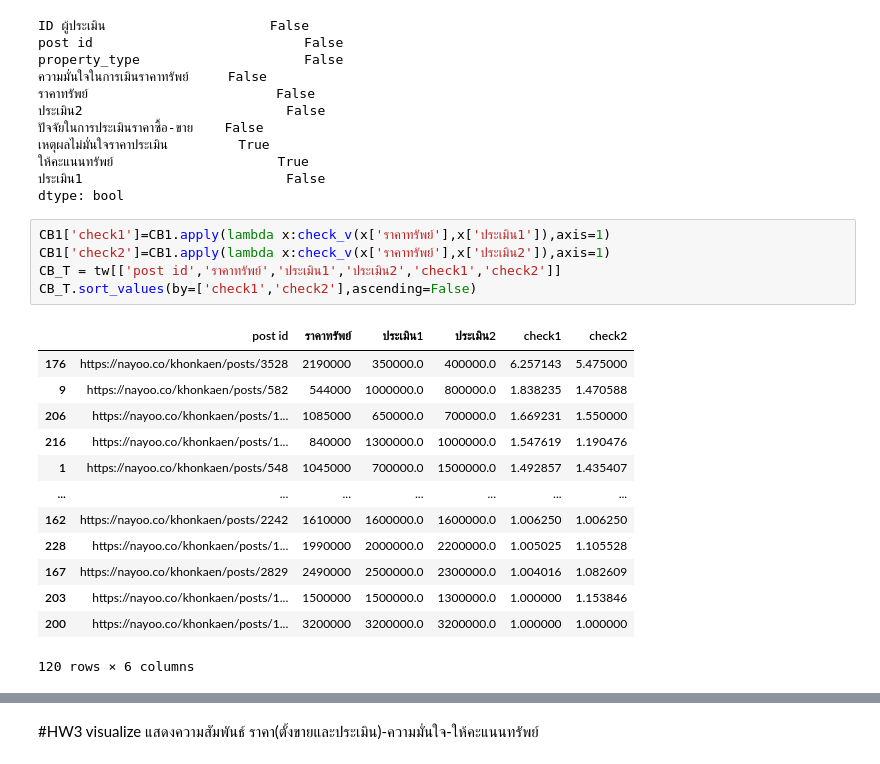
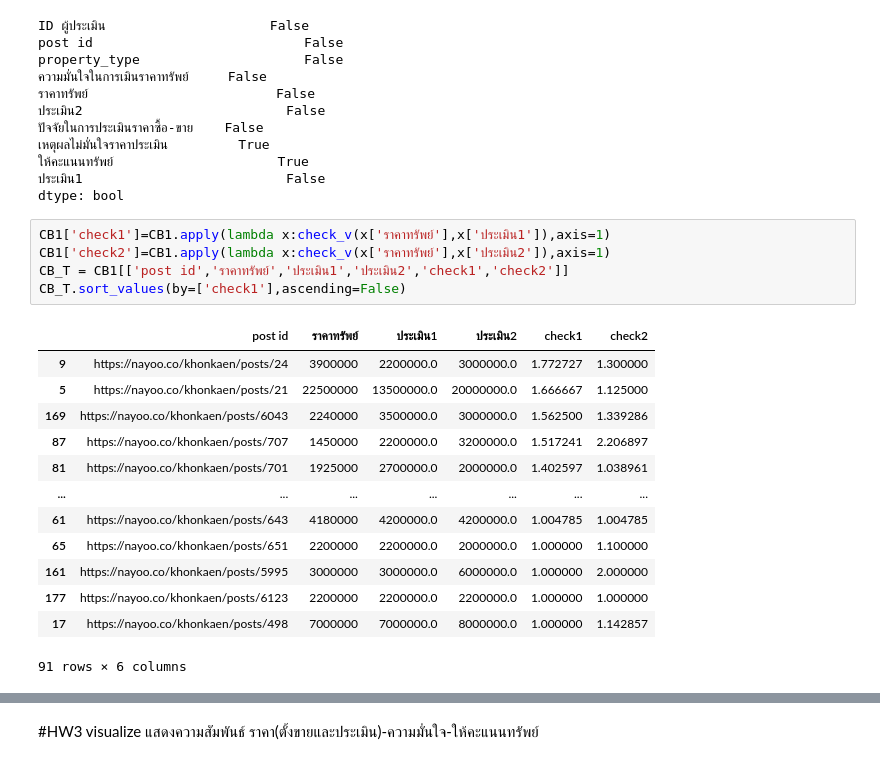
Before and after one commit to Pittawas6330210206/bsc_dpdm22, a Jupyter notebook: HW3.ipynb, the cells around one changed output, grey strips where cells are left out. Drawn from its saved outputs; the diff is of its cells as text.

```diff
--- a/HW3.ipynb
+++ b/HW3.ipynb
@@ -430,19 +478,19 @@ dtype: bool
 # %%
 CB1['check1']=CB1.apply(lambda x:check_v(x['ราคาทรัพย์'],x['ประเมิน1']),axis=1)
 CB1['check2']=CB1.apply(lambda x:check_v(x['ราคาทรัพย์'],x['ประเมิน2']),axis=1)
-CB_T = tw[['post id','ราคาทรัพย์','ประเมิน1','ประเมิน2','check1','check2']]
-CB_T.sort_values(by=['check1','check2'],ascending=False)
+CB_T = CB1[['post id','ราคาทรัพย์','ประเมิน1','ประเมิน2','check1','check2']]
+CB_T.sort_values(by=['check1'],ascending=False)
 # %% [output]
 |  | post id | ราคาทรัพย์ | ประเมิน1 | ประเมิน2 | check1 | check2 |
-| 176 | https://nayoo.co/khonkaen/posts/3528 | 2190000 | 350000.0 | 400000.0 | 6.257143 | 5.475000 |
-| 9 | https://nayoo.co/khonkaen/posts/582 | 544000 | 1000000.0 | 800000.0 | 1.838235 | 1.470588 |
-| 206 | https://nayoo.co/khonkaen/posts/1... | 1085000 | 650000.0 | 700000.0 | 1.669231 | 1.550000 |
-| 216 | https://nayoo.co/khonkaen/posts/1... | 840000 | 1300000.0 | 1000000.0 | 1.547619 | 1.190476 |
-| 1 | https://nayoo.co/khonkaen/posts/548 | 1045000 | 700000.0 | 1500000.0 | 1.492857 | 1.435407 |
+| 9 | https://nayoo.co/khonkaen/posts/24 | 3900000 | 2200000.0 | 3000000.0 | 1.772727 | 1.300000 |
+| 5 | https://nayoo.co/khonkaen/posts/21 | 22500000 | 13500000.0 | 20000000.0 | 1.666667 | 1.125000 |
+| 169 | https://nayoo.co/khonkaen/posts/6043 | 2240000 | 3500000.0 | 3000000.0 | 1.562500 | 1.339286 |
+| 87 | https://nayoo.co/khonkaen/posts/707 | 1450000 | 2200000.0 | 3200000.0 | 1.517241 | 2.206897 |
+| 81 | https://nayoo.co/khonkaen/posts/701 | 1925000 | 2700000.0 | 2000000.0 | 1.402597 | 1.038961 |
 | ... | ... | ... | ... | ... | ... | ... |
-| 162 | https://nayoo.co/khonkaen/posts/2242 | 1610000 | 1600000.0 | 1600000.0 | 1.006250 | 1.006250 |
-| 228 | https://nayoo.co/khonkaen/posts/1... | 1990000 | 2000000.0 | 2200000.0 | 1.005025 | 1.105528 |
-| 167 | https://nayoo.co/khonkaen/posts/2829 | 2490000 | 2500000.0 | 2300000.0 | 1.004016 | 1.082609 |
-| 203 | https://nayoo.co/khonkaen/posts/1... | 1500000 | 1500000.0 | 1300000.0 | 1.000000 | 1.153846 |
-| 200 | https://nayoo.co/khonkaen/posts/1... | 3200000 | 3200000.0 | 3200000.0 | 1.000000 | 1.000000 |
+| 61 | https://nayoo.co/khonkaen/posts/643 | 4180000 | 4200000.0 | 4200000.0 | 1.004785 | 1.004785 |
+| 65 | https://nayoo.co/khonkaen/posts/651 | 2200000 | 2200000.0 | 2000000.0 | 1.000000 | 1.100000 |
+| 161 | https://nayoo.co/khonkaen/posts/5995 | 3000000 | 3000000.0 | 6000000.0 | 1.000000 | 2.000000 |
+| 177 | https://nayoo.co/khonkaen/posts/6123 | 2200000 | 2200000.0 | 2200000.0 | 1.000000 | 1.000000 |
+| 17 | https://nayoo.co/khonkaen/posts/498 | 7000000 | 7000000.0 | 8000000.0 | 1.000000 | 1.142857 |
-120 rows × 6 columns
+91 rows × 6 columns
```
Also changed, not shown: parts of 12 cells of this notebook.
